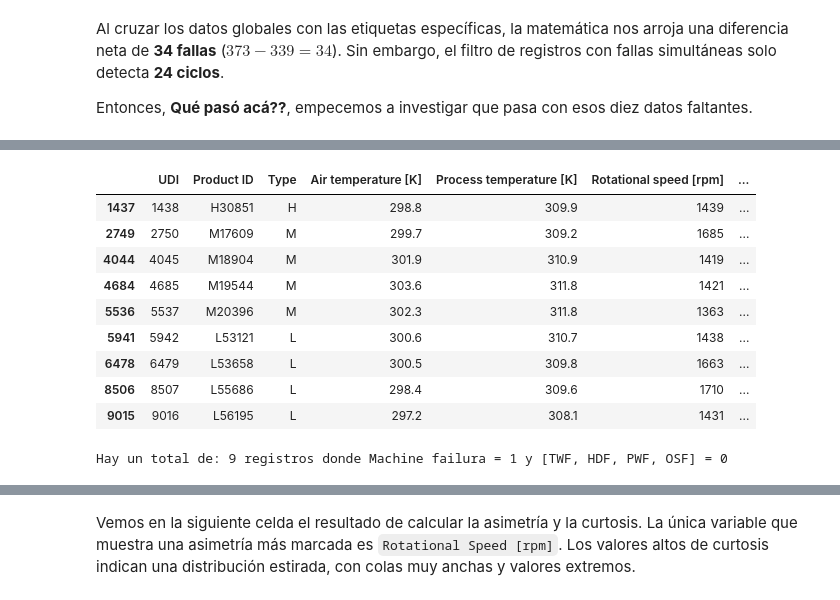
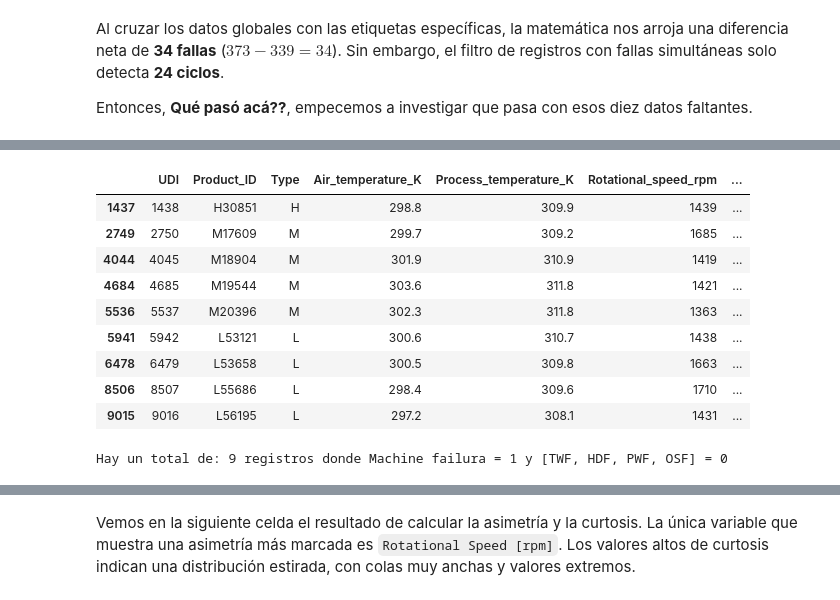
Before and after one commit to rubiosanti3-arch/Proyecto-Final-YPF-DS---Grupo-8, a Jupyter notebook: data_pipeline.ipynb, the cells around one changed output, grey strips where cells are left out. Drawn from its saved outputs; the diff is of its cells as text; code cells hidden in the pictures.

```diff
--- a/data_pipeline.ipynb
+++ b/data_pipeline.ipynb
@@ -9,6 +46,9 @@ from scipy.stats import skew, kurtosis
 # %%
 ruta = r"Material/Datasets/ai4i2020.csv"
 df = pd.read_csv(ruta)
+
+# Aplicamos la limpieza
+df = limpiar_nombres_columnas(df)
 # %%
 # Mostramos la cantidad de filas y columnas del DataFrame
 print("El DataFrame tiene", df.shape[0], "filas y", df.shape[1] ,"columnas")
@@ -187,13 +227,13 @@ print('Hay un total de:', len(dataset_filtrado_1)+len(dataset_filtrado_1_1), 're
 | 3611 | 3612 | L50791 | L | 301.7 | 310.9 | 1405 | ... |
 Hay un total de: 19 registros donde Machine failura = 0 y RNF = 1
 # %%
-dataset_filtrado_2 = df[(df['Machine failure'] == 1) & (df[columnas_fallas].sum(axis=1) == 0)]
+dataset_filtrado_2 = df[(df['Machine_failure'] == 1) & (df[columnas_fallas].sum(axis=1) == 0)]
 display(dataset_filtrado_2)
 
 # Realizamos el conteo de filas
 print('Hay un total de:', len(dataset_filtrado_2), 'registros donde Machine failura = 1 y [TWF, HDF, PWF, OSF] = 0')
 # %% [output]
-|  | UDI | Product ID | Type | Air temperature [K] | Process temperature [K] | Rotational speed [rpm] | ... |
+|  | UDI | Product_ID | Type | Air_temperature_K | Process_temperature_K | Rotational_speed_rpm | ... |
 | 1437 | 1438 | H30851 | H | 298.8 | 309.9 | 1439 | ... |
 | 2749 | 2750 | M17609 | M | 299.7 | 309.2 | 1685 | ... |
 | 4044 | 4045 | M18904 | M | 301.9 | 310.9 | 1419 | ... |
```
Also changed, not shown: parts of 52 cells of this notebook.
